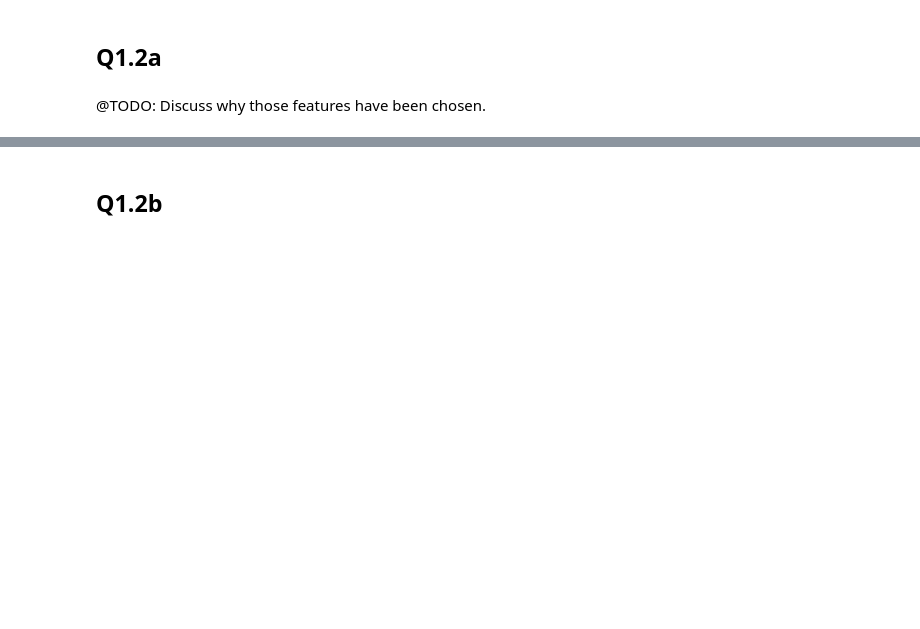
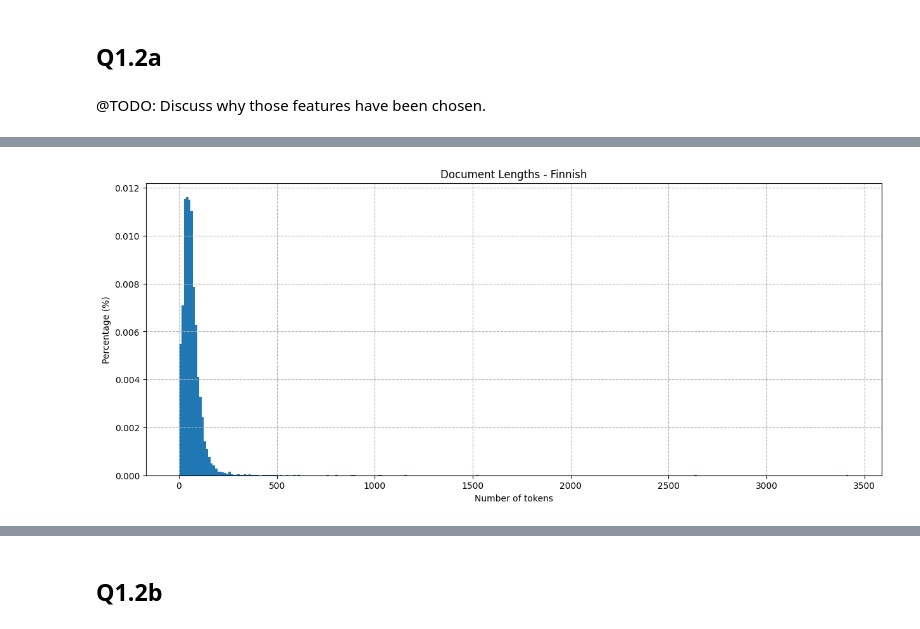
Before and after one commit to RasmusML/nlp_question_answer_project, a Jupyter notebook: notebook.ipynb, the cells around one changed output, grey strips where cells are left out. Drawn from its saved outputs; the diff is of its cells as text; code cells hidden in the pictures; blank space fills up the shorter version.

```diff
--- a/notebook.ipynb
+++ b/notebook.ipynb
@@ -392,0 +438,4 @@ def make_bow_vector(sentence, word_to_ix):
+# %%
+plot_document_length_dist(train_fi, "Document Lengths - Finnish")
+# %% [output]
+[figure, added]
```
Also changed, not shown: parts of 40 cells of this notebook.
